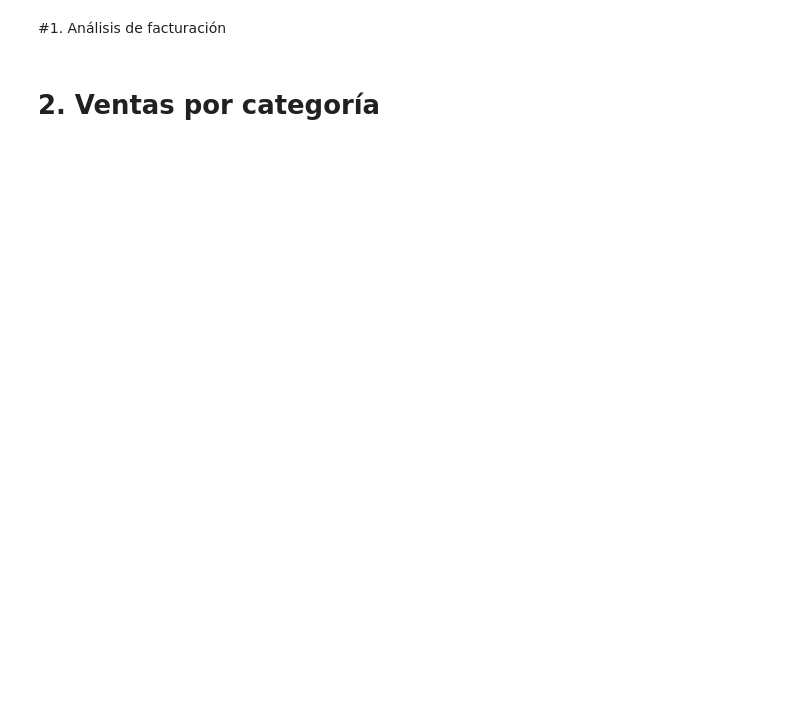
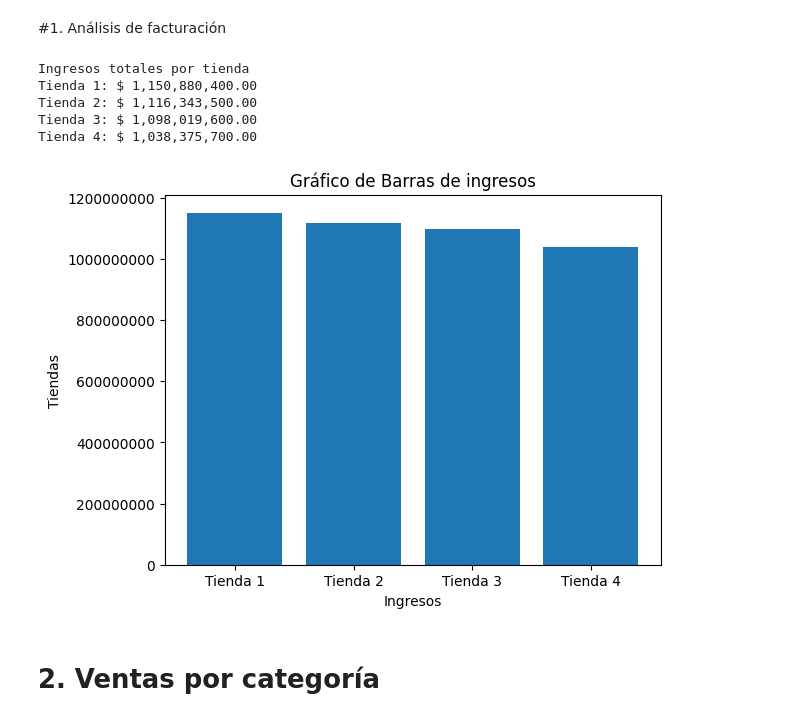
Before and after one commit to Ponch-byte98/Tienda-Alura-2, a Jupyter notebook: AluraStoreLatam.ipynb, the cells around one changed output. Cells and saved outputs as stored; diff of their text form; code cells hidden in the pictures; blank space fills up the shorter version.

```diff
--- a/AluraStoreLatam.ipynb
+++ b/AluraStoreLatam.ipynb
@@ -28,4 +39,47 @@ tienda.head()
 # %% [markdown]
 #1. Análisis de facturación
+# %%
+#Código para la suma de ingresos por tienda
+ingreso_tienda1 = tienda['Precio'].sum()
+ingreso_tienda2 = tienda2['Precio'].sum()
+ingreso_tienda3 = tienda3['Precio'].sum()
+ingreso_tienda4 = tienda4['Precio'].sum()
+
+def formato_pesos(valor):
+  return f'$ {valor:,.2f}'
+
+print("Ingresos totales por tienda")
+print(f'Tienda 1: {formato_pesos(ingreso_tienda1)}')
+print(f'Tienda 2: {formato_pesos(ingreso_tienda2)}')
+print(f'Tienda 3: {formato_pesos(ingreso_tienda3)}')
+print(f'Tienda 4: {formato_pesos(ingreso_tienda4)}')
+# %% [output]
+Ingresos totales por tienda
+Tienda 1: $ 1,150,880,400.00
+Tienda 2: $ 1,116,343,500.00
+Tienda 3: $ 1,098,019,600.00
+Tienda 4: $ 1,038,375,700.00
+# %%
+import matplotlib.pyplot as plt
+
+ingresos = [tienda['Precio'].sum(),
+            tienda2['Precio'].sum(),
+            tienda3['Precio'].sum(),
+            tienda4['Precio'].sum()
+            ]
+tiendas = ['Tienda 1', 'Tienda 2', 'Tienda 3', 'Tienda 4']
+
+#Crear gráfico
+plt.bar(tiendas,ingresos)
+# Añadir título y etiquetas a los ejes
+plt.title('Gráfico de Barras de ingresos')
+plt.xlabel('Ingresos')
+plt.ylabel('Tiendas')
+plt.ticklabel_format(style='plain', axis='y') #Cambiar los valores de la escala del eje de las X
+
+# Mostrar el gráfico
+plt.show()
+# %% [output]
+[figure, added]
 # %% [markdown]
 # 2. Ventas por categoría
```
Also changed, not shown: parts of 9 cells of this notebook.
